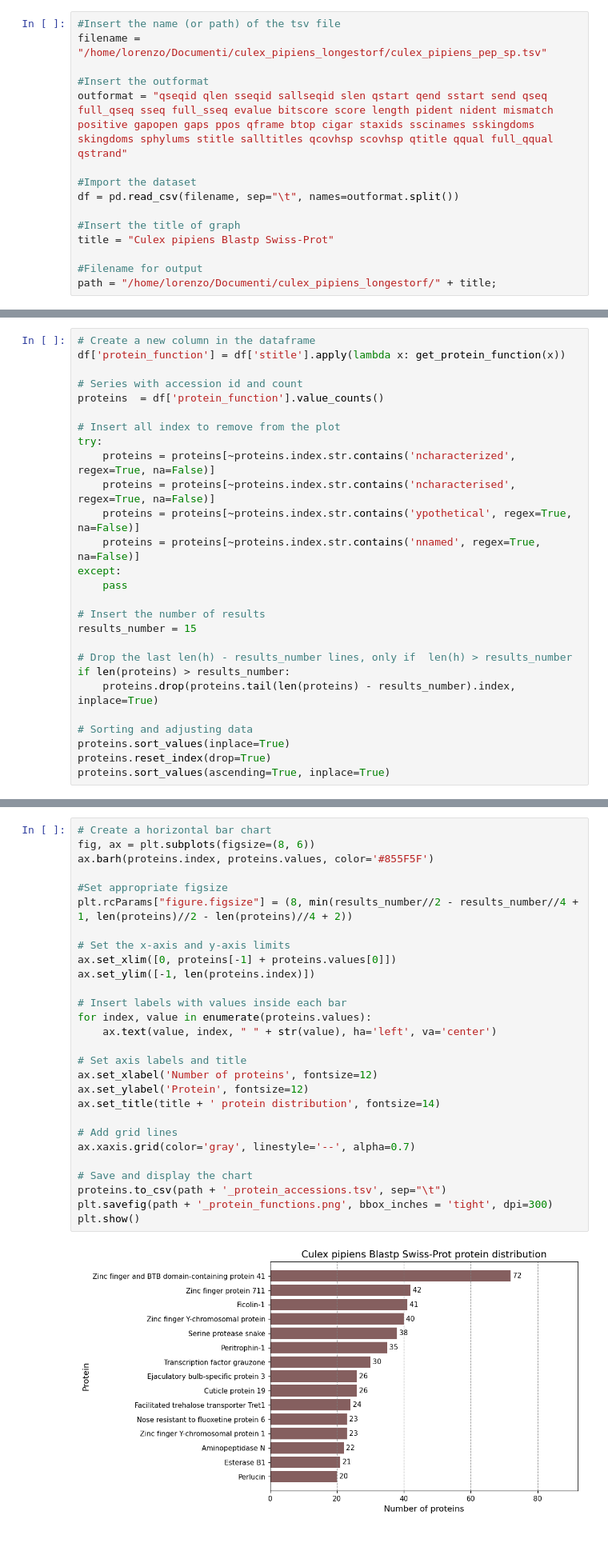
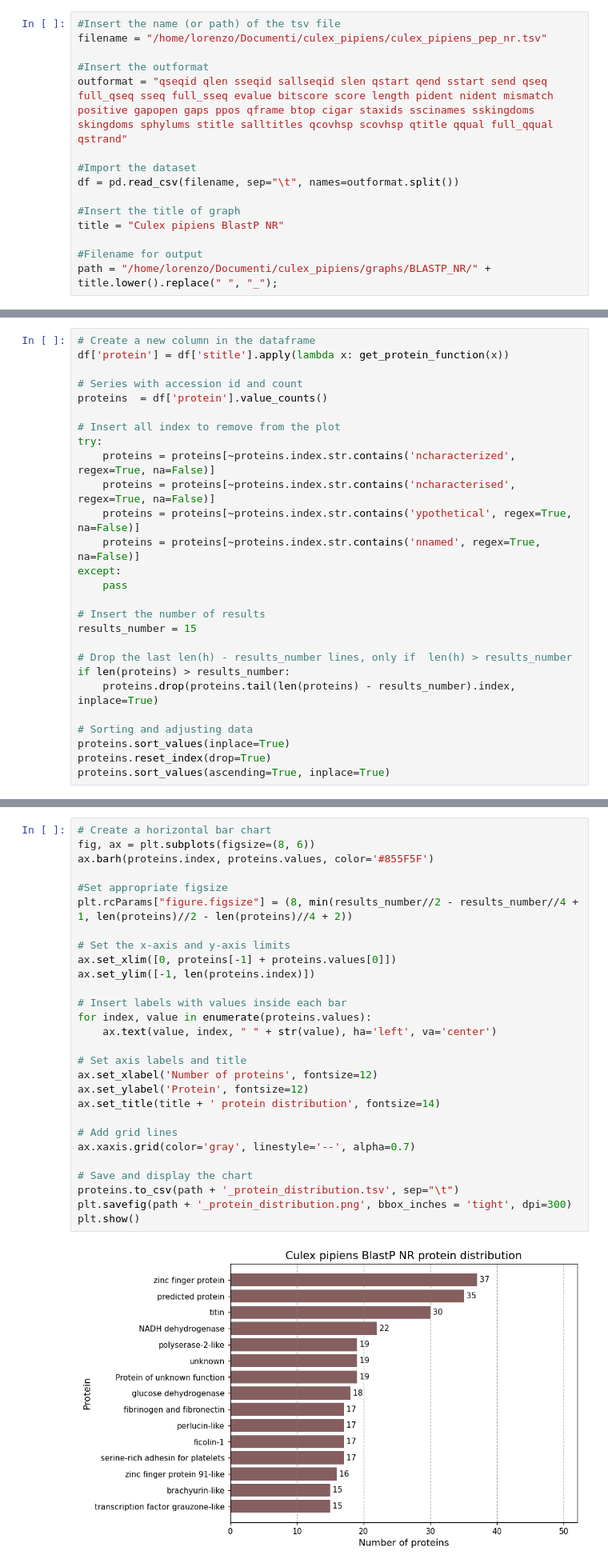
Before and after one commit to lorenzo-arcioni/BioSwiftAnalytics, a Jupyter notebook: AnnoViz.ipynb, the cells around one changed output, grey strips where cells are left out. Shown at 80% size. Drawn from its saved outputs; the diff is of its cells as text; blank space fills up the shorter version.

Commit message:
protein function corrections

```diff
--- a/AnnoViz.ipynb
+++ b/AnnoViz.ipynb
@@ -46,7 +46,7 @@ This section is responsible for loading the dataframe and allows the user to set
 - Path for saving the image or graph
 # %%
 #Insert the name (or path) of the tsv file
-filename = "/home/lorenzo/Documenti/culex_pipiens_longestorf/culex_pipiens_pep_sp.tsv"
+filename = "/home/lorenzo/Documenti/culex_pipiens/culex_pipiens_pep_nr.tsv"
 
 #Insert the outformat
 outformat = "qseqid qlen sseqid sallseqid slen qstart qend sstart send qseq full_qseq sseq full_sseq evalue bitscore score length pident nident mismatch positive gapopen gaps ppos qframe btop cigar staxids sscinames sskingdoms skingdoms sphylums stitle salltitles qcovhsp scovhsp qtitle qqual full_qqual qstrand"
@@ -55,10 +55,10 @@ outformat = "qseqid qlen sseqid sallseqid slen qstart qend sstart send qseq full
 df = pd.read_csv(filename, sep="\t", names=outformat.split())
 
 #Insert the title of graph
-title = "Culex pipiens Blastp Swiss-Prot"
+title = "Culex pipiens BlastP NR"
 
 #Filename for output
-path = "/home/lorenzo/Documenti/culex_pipiens_longestorf/" + title;
+path = "/home/lorenzo/Documenti/culex_pipiens/graphs/BLASTP_NR/" + title.lower().replace(" ", "_");
 # %% [markdown]
 ### Deleting less significant hits
 
@@ -180,10 +180,10 @@ In this section, a bar chart can be generated showing the count of protein funct
 You can change the default values of the results number.
 # %%
 # Create a new column in the dataframe
-df['protein_function'] = df['stitle'].apply(lambda x: get_protein_function(x))
+df['protein'] = df['stitle'].apply(lambda x: get_protein_function(x))
 
 # Series with accession id and count
-proteins  = df['protein_function'].value_counts()
+proteins  = df['protein'].value_counts()
 
 # Insert all index to remove from the plot
 try:
@@ -210,33 +210,33 @@ Now execute cell below to plot the bar chart!
 # %%
 # Create a horizontal bar chart
 fig, ax = plt.subplots(figsize=(8, 6))
 ax.barh(proteins.index, proteins.values, color='#855F5F')
 
 #Set appropriate figsize
 plt.rcParams["figure.figsize"] = (8, min(results_number//2 - results_number//4 + 1, len(proteins)//2 - len(proteins)//4 + 2))
 
 # Set the x-axis and y-axis limits
 ax.set_xlim([0, proteins[-1] + proteins.values[0]])
 ax.set_ylim([-1, len(proteins.index)])
 
 # Insert labels with values inside each bar
 for index, value in enumerate(proteins.values):
     ax.text(value, index, " " + str(value), ha='left', va='center')
 
 # Set axis labels and title
 ax.set_xlabel('Number of proteins', fontsize=12)
 ax.set_ylabel('Protein', fontsize=12)
 ax.set_title(title + ' protein distribution', fontsize=14)
 
 # Add grid lines
 ax.xaxis.grid(color='gray', linestyle='--', alpha=0.7)
 
 # Save and display the chart
-proteins.to_csv(path + '_protein_accessions.tsv', sep="\t")
-plt.savefig(path + '_protein_functions.png', bbox_inches = 'tight', dpi=300)
+proteins.to_csv(path + '_protein_distribution.tsv', sep="\t")
+plt.savefig(path + '_protein_distribution.png', bbox_inches = 'tight', dpi=300)
 plt.show()
 # %% [output]
-[figure, old version]
+[figure, new version]
 # %% [markdown]
 ## Section for analyzing the hit rate of organisms
 
```
Also changed, not shown: parts of 9 cells of this notebook, 2 other files.
